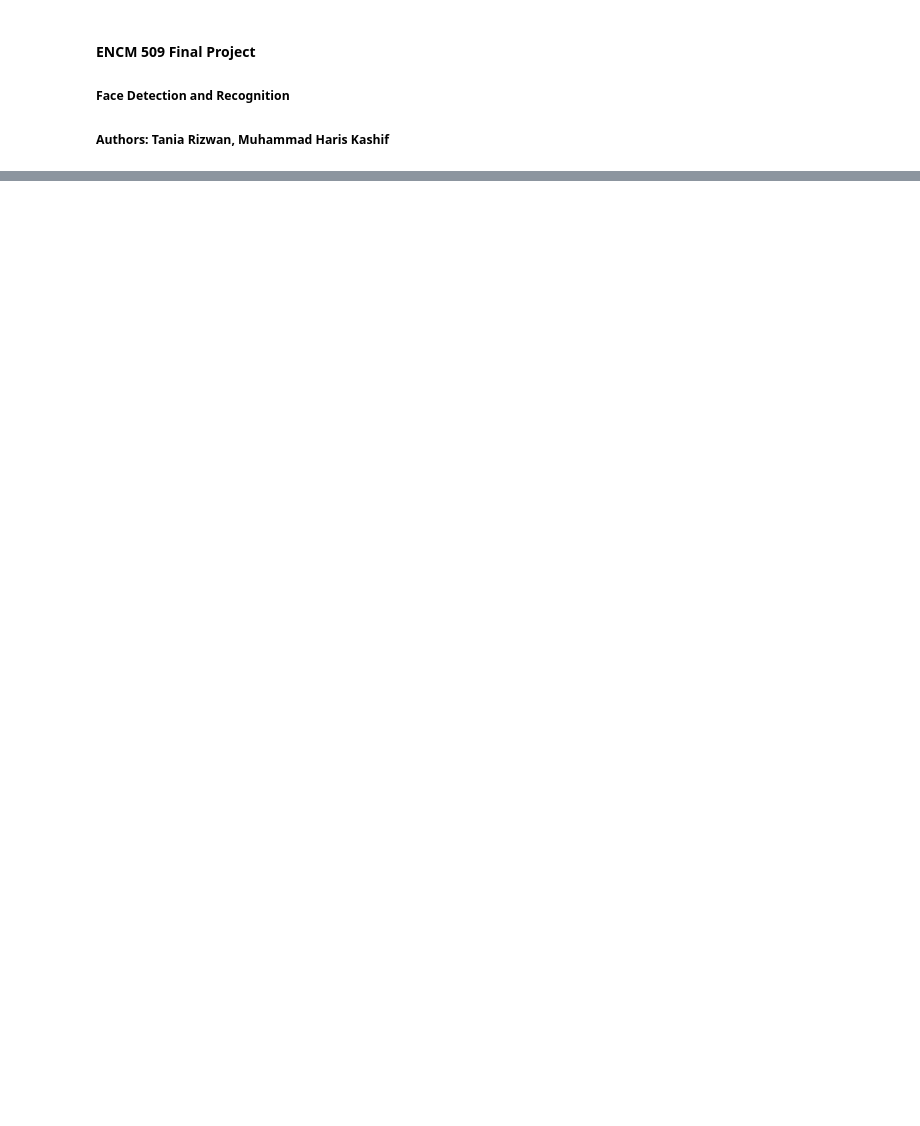
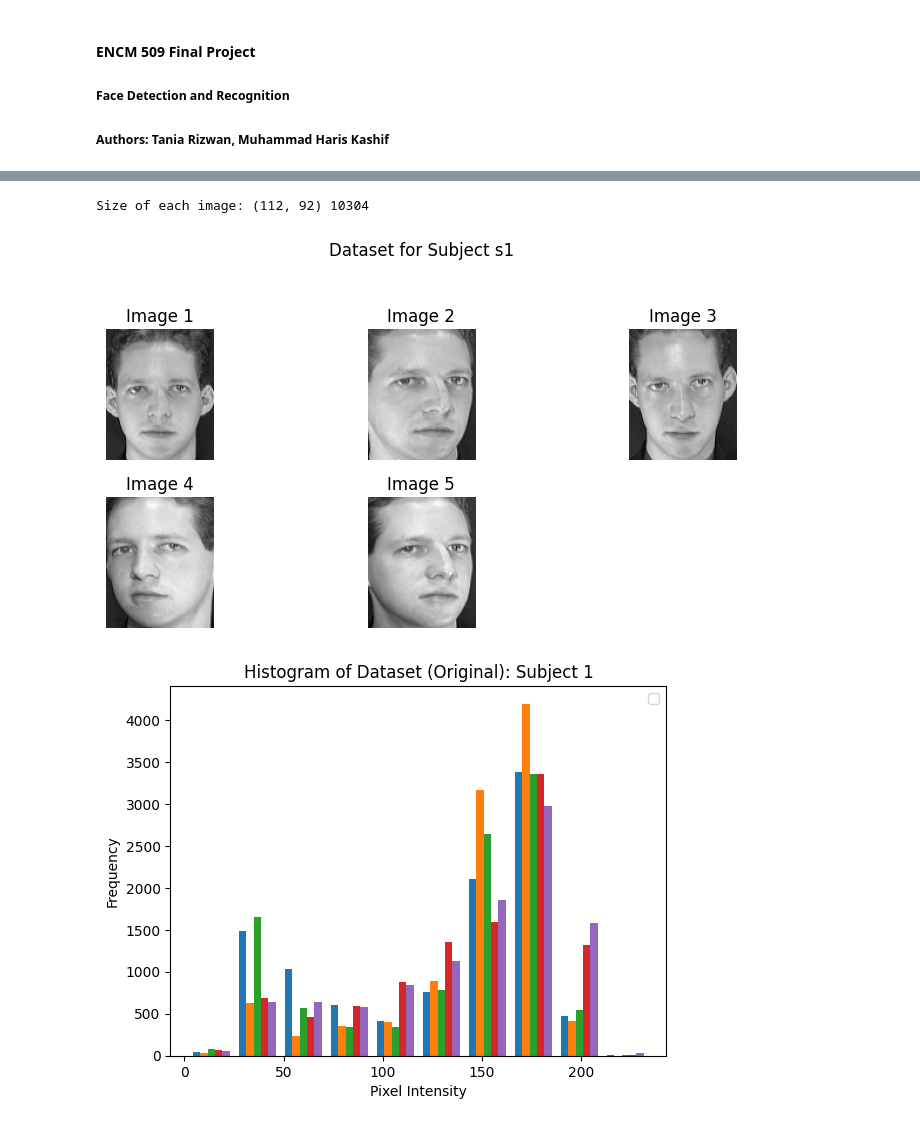
Before and after one commit to TaniaRizwan/FaceDetectionRecognition, a Jupyter notebook: ENCM509_Project6a_Group43.ipynb, the cells around one changed output, grey strips where cells are left out. Cells and saved outputs as stored; diff of their text form; code cells hidden in the pictures; blank space fills up the shorter version.

Commit message:
Preprocessing done

```diff
--- a/ENCM509_Project6a_Group43.ipynb
+++ b/ENCM509_Project6a_Group43.ipynb
@@ -161,2 +173,27 @@ Normalized Dataset
-# %%
-def image_equalizer()
+# %%
+# Load and preprocess images for Subject 1
+
+# 1. Load images
+M = 5 # Num of photos to load
+img1 = imread(path + 's1/' + '1.pgm', as_gray=True) # Get dimensions of one image
+irow1, icol1 = img1.shape # Get the number of rows (irow) and columns (icol). These values must to be the same for all images
+S1 = np.zeros((irow1*icol1, M)) # Allocation of matrix that will have all images
+S1 = load_images(S=S1, subject_dir='s1', M = 5)
+
+# 2. Histogram of original dataset
+plt.figure()
+plt.hist(S1, bins = 10, density = False)
+plt.title("Histogram of Dataset (Original): Subject 1")
+plt.xlabel("Pixel Intensity")
+plt.ylabel("Frequency")
+plt.legend()
+
+# 3. Equalize the image for contrast enhancement and plot histogram
+S1_eq = image_equalizer(S = S1, M = M, irow = irow1, icol = icol1)
+
+# 4. Normalize the image and plot histogram
+S1_processed = image_normalizer(S = S1_eq, M = M, irow = irow1, icol = icol1)
+# %% [output]
+Size of each image: (112, 92) 10304
+[figure, added]
+[figure, added]
```
Also changed, not shown: parts of 8 cells of this notebook.
